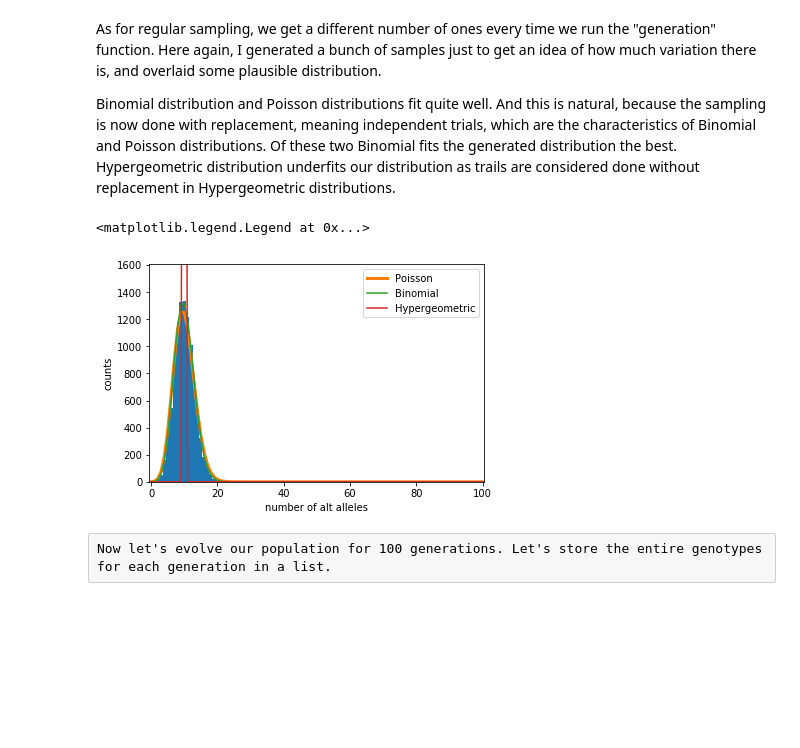
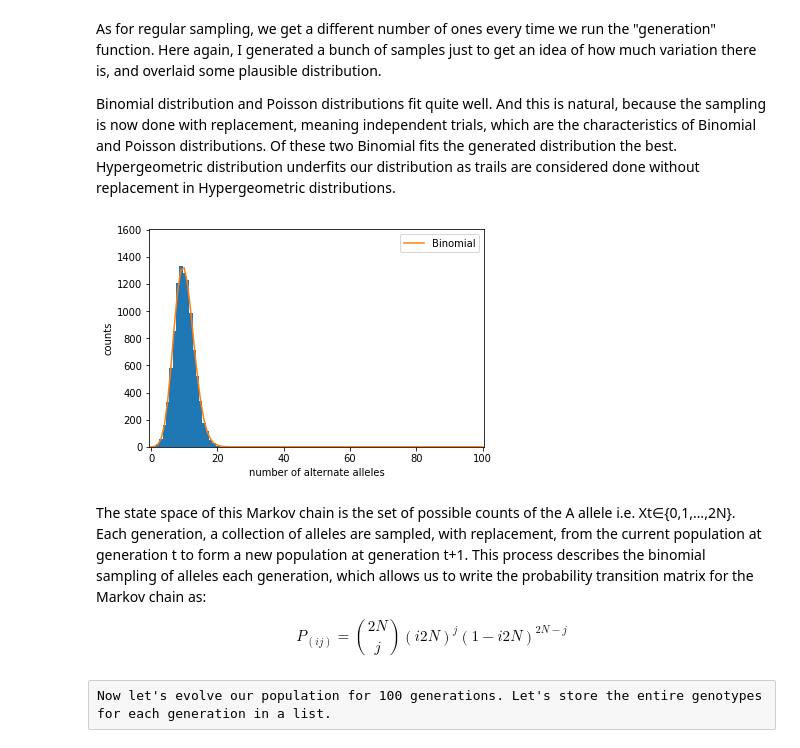
Before and after one commit to bharathi-srini/Monte_Carlo_Population_Genetics_Experiment, a Jupyter notebook: Simulations/wright_fisher-MC-simu.ipynb, the cells around one changed output. Cells and saved outputs as stored; diff of their text form; code cells hidden in the pictures; blank space fills up the shorter version.

```diff
--- a/Simulations/wright_fisher-MC-simu.ipynb
+++ b/Simulations/wright_fisher-MC-simu.ipynb
@@ -146,35 +144,41 @@ Binomial distribution and Poisson distributions fit quite well. And this is natu
 # %%
 nsample = 10000  # the number of samples to draw.
 alt_counts = []  # number of alternate alleles (i.e., 1's) for each draw
 
 for i in range(nsample):
     offspring = generation(initial_population)
     alt_counts.append(offspring.sum())
 
 hist = plt.hist(alt_counts, len(initial_population)+1, range=(0-0.5, len(initial_population)+0.5))
-plt.xlabel("number of alt alleles")
+plt.xlabel("number of alternate alleles")
 plt.ylabel("counts")
 
 #Here I just check that the initial population is still a list of length nInd
 assert nInd==len(initial_population),"initial_population doesn't have the same length as nInd"
 
 x_range=range(nInd+1)                  #all the possible values
 p=np.sum(initial_population)*1./nInd   #the initial frequency
 
 #Compare this to some distributions
-y_poisson=stats.poisson.pmf(x_range, nInd*p) * nsample
+#y_poisson=stats.poisson.pmf(x_range, nInd*p) * nsample
 y_binom=stats.binom.pmf(x_range, nInd, p) * nsample
-y_hypergeom=stats.hypergeom.pmf(x_range, nInd, np.sum(initial_population), nInd) * nsample
+#y_hypergeom=stats.hypergeom.pmf(x_range, nInd, np.sum(initial_population), nInd) * nsample
 
-plt.plot(x_range, y_poisson, label="Poisson",lw=3)
+#plt.plot(x_range, y_poisson, label="Poisson",lw=3)
 plt.plot(x_range, y_binom, label="Binomial")
-plt.plot(x_range, y_hypergeom, label="Hypergeometric")
+#plt.plot(x_range, y_hypergeom, label="Hypergeometric")
 plt.xlim(-0.5, nInd+0.5)
 plt.ylim(0, 1.2*max(hist[0]))
 plt.legend()
+plt.savefig('bin.png')
 # %% [output]
-<matplotlib.legend.Legend at 0x...>
-[figure, old version]
+[figure, new version]
+# %% [markdown]
+ The state space of this Markov chain is the set of possible counts of the A allele i.e. Xt∈{0,1,…,2N}. Each generation, a collection of alleles are sampled, with replacement, from the current population at generation t to form a new population at generation t+1. This process describes the binomial sampling of alleles each generation, which allows us to write the probability transition matrix for the Markov chain as:
+
+\begin{equation*}
+P_(ij)   = {2N \choose j} (i2N)^{j} (1−i2N)^{ 2N−j}
+\end{equation*}
 # %% [raw]
 Now let's evolve our population for 100 generations. Let's store the entire genotypes for each generation in a list.
 # %%
```
Also changed, not shown: parts of 42 cells of this notebook.
